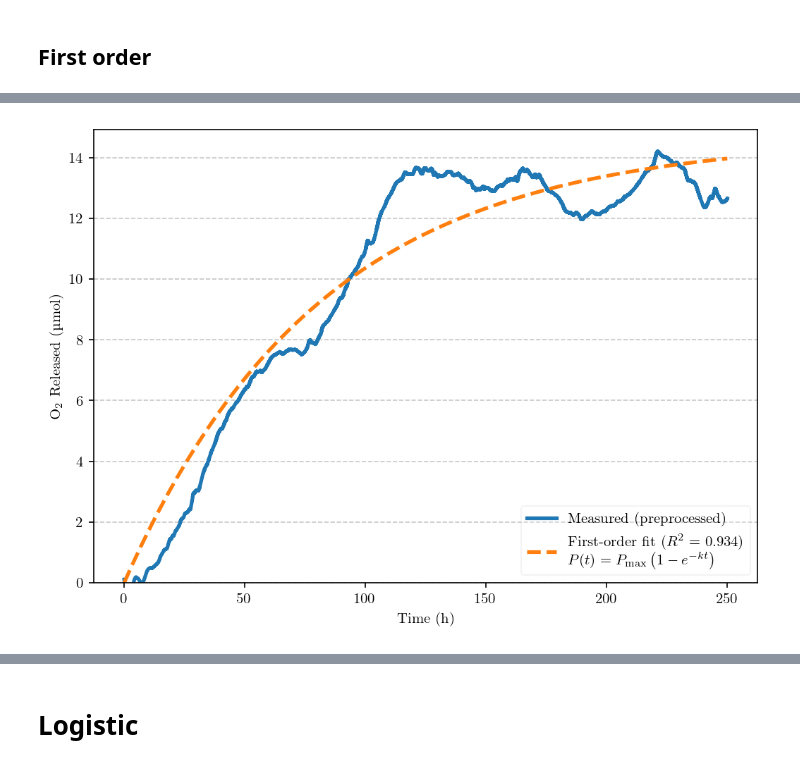
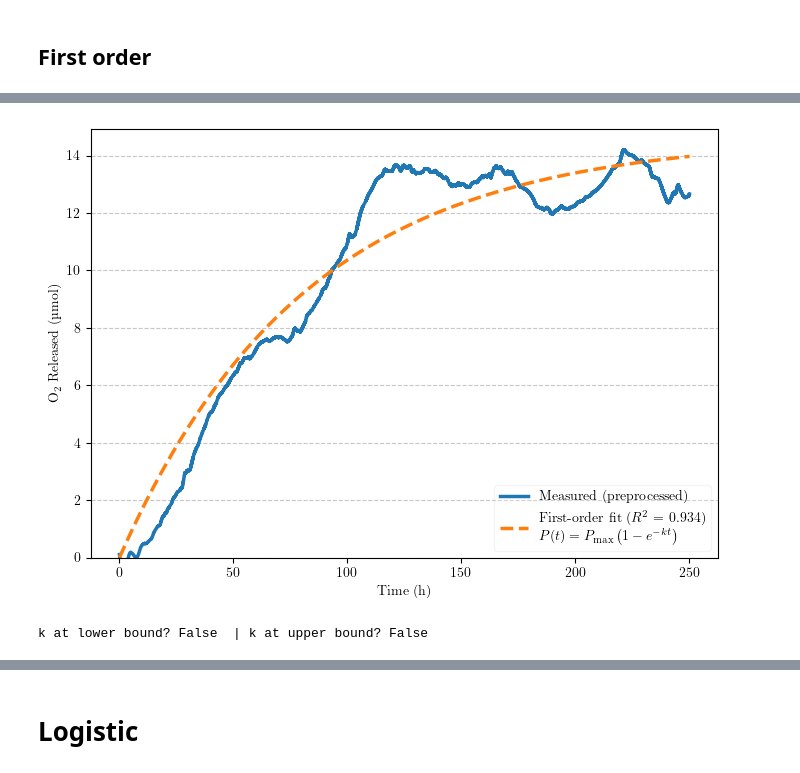
Before and after one commit to ChandrikaSethumadhavan/Master_Thesis, a Jupyter notebook: Kinetic models.ipynb, the cells around one changed output, grey strips where cells are left out. Saved outputs shown, nothing was run; the diff lists cells and outputs as text; code cells hidden in the pictures.

Commit message:
updated kinetic models

```diff
--- a/Kinetic models.ipynb
+++ b/Kinetic models.ipynb
@@ -92,16 +100,29 @@ def first_order_model(t, P_max, k):
 # --- Fit: robust initial guesses + nonnegative bounds ---
 Pmax0 = float(np.nanmax(y))
 dt = max(t.max() - t.min(), 1.0)  # seconds span; guard against zero
-# choose half-life ~ 30% of data span as a reasonable default
-k0 = np.log(2.0) / (0.3 * dt)
-k0 = max(k0, 1e-9)
+
+# simplest: constant small positive guess (1/s)
+k0 = 1e-6
+
+# k0 = max(k0, 1e-9)
+#lower and upper bounds are [P_max ≥ 0, k ≥ 0]
+lower_bounds = [0.8 * Pmax0, 0.0]
+upper_bounds = [1.2 * Pmax0, np.inf]
 
 popt, pcov = curve_fit(
     first_order_model, t, y,
-    p0=[Pmax0 if np.isfinite(Pmax0) and Pmax0 > 0 else (y[-1] if len(y) else 1.0), k0],
-    bounds=([0.0, 0.0], [np.inf, np.inf]),
-    maxfev=20000
+    p0=[Pmax0, k0],
+    bounds=(lower_bounds, upper_bounds),
+    maxfev=200000
 )
+
+# popt, pcov = curve_fit(
+#     first_order_model, t, y,
+#     p0=[Pmax0 if np.isfinite(Pmax0) and Pmax0 > 0 else (y[-1] if len(y) else 1.0), k0],
+#     bounds=([0.0, 0.0], [np.inf, np.inf]),
+#     maxfev=20000
+# )
+
 P_max_fit, k_fit = popt
 y_fit = first_order_model(t, *popt)
 
@@ -136,7 +157,7 @@ metrics = pd.DataFrame({
 display(metrics.round(6))
 
 # --- Plot (Plot #3 analog: data + first-order fit only) ---
-plt.figure(figsize=(7, 5), dpi=150)
+plt.figure(figsize=(7, 5))
 plt.plot(t + t0, y, label="Measured (preprocessed)", lw=2.5)
 plt.plot(t + t0, y_fit, "--", lw=2.5,
          label=fr"First-order fit ($R^2$ = {r2:.3f})" + "\n" + r"$P(t)=P_{\max}\left(1-e^{-kt}\right)$")
@@ -154 +175,10 @@ plt.show()
-[figure, old version]
+[figure, new version]
+# %%
+# to check if there k bound is stuck in the bounds
+
+eps = 1e-12
+hit_lower = np.isclose(k_fit, lower_bounds[1], atol=eps, rtol=0)
+hit_upper = np.isfinite(upper_bounds[1]) and np.isclose(k_fit, upper_bounds[1], atol=eps, rtol=0)
+print("k at lower bound?", hit_lower, " | k at upper bound?", hit_upper)
+# %% [output]
+k at lower bound? False  | k at upper bound? False
```
Also changed, not shown: parts of 7 cells of this notebook.
